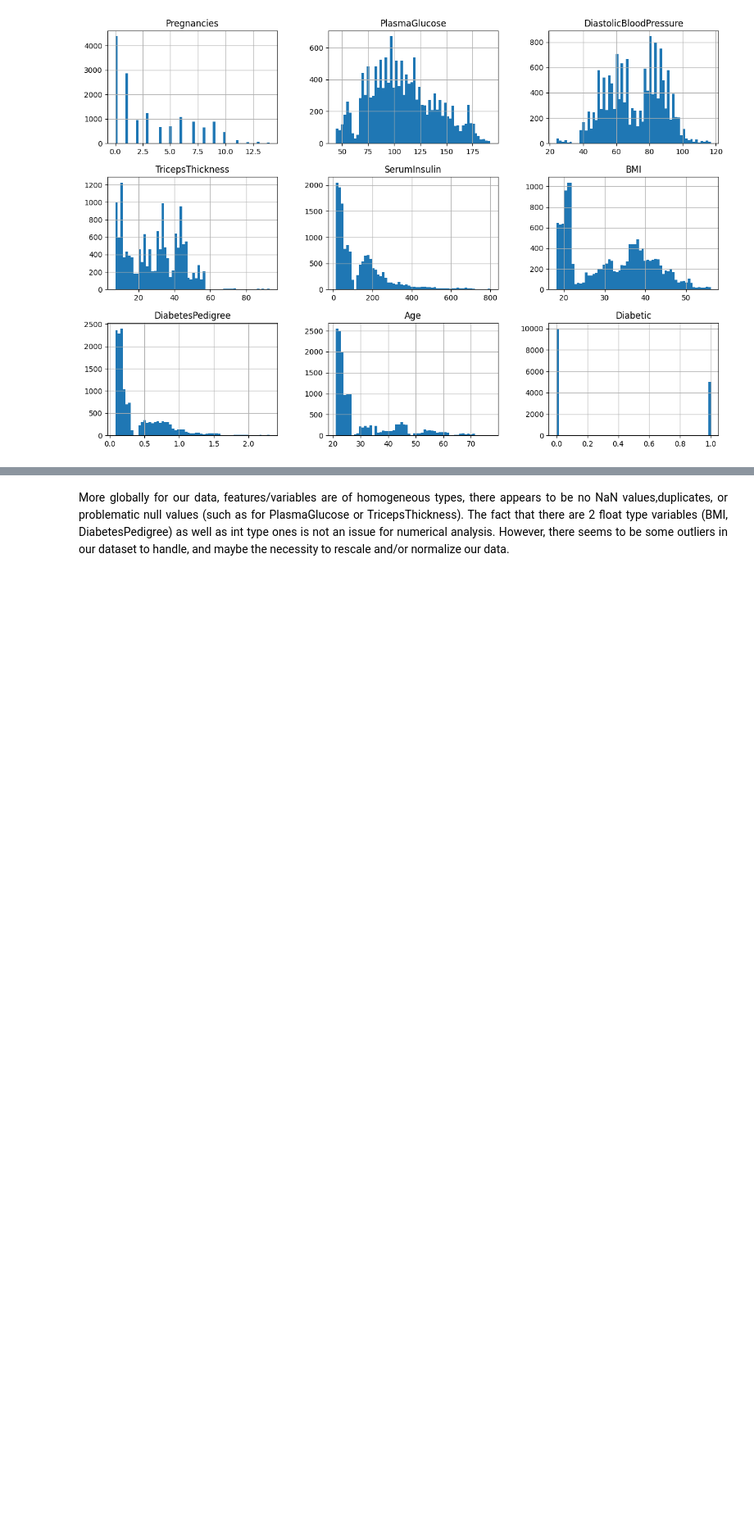
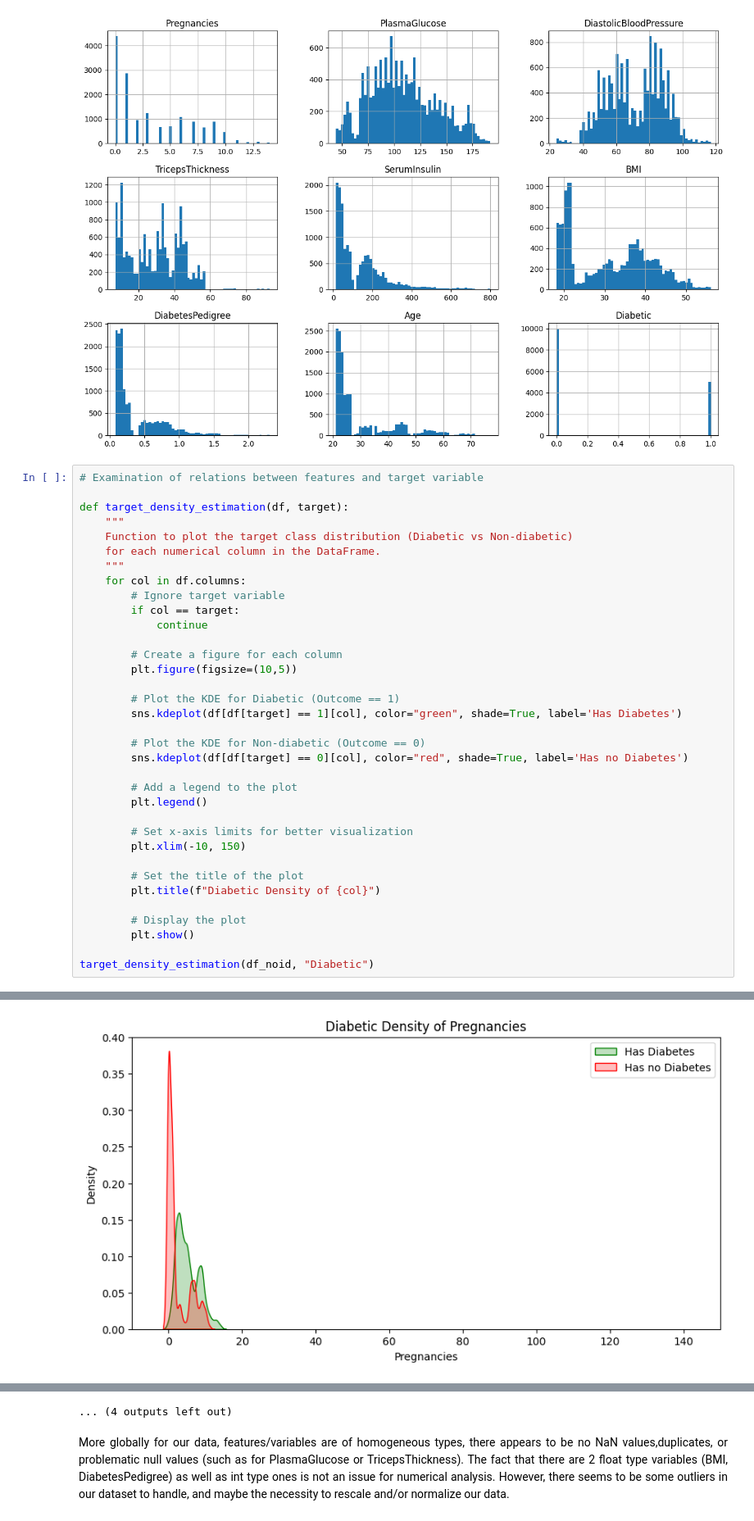
Before and after one commit to NathanBrunet/ML-Project-Diabetes-Prediction, a Jupyter notebook: DiabetesPrediction.ipynb, the cells around one changed output, grey strips where cells are left out. Shown at 82% size. Cells and saved outputs as stored; diff of their text form; blank space fills up the shorter version.

```diff
--- a/DiabetesPrediction.ipynb
+++ b/DiabetesPrediction.ipynb
@@ -138,3 +137,39 @@ df_noid.hist(bins=60, figsize=(15, 10))
 plt.show()
 # %% [output]
 [figure]
+# %%
+# Examination of relations between features and target variable
+
+def target_density_estimation(df, target):
+    """
+    Function to plot the target class distribution (Diabetic vs Non-diabetic)
+    for each numerical column in the DataFrame.
+    """
+    for col in df.columns:
+        # Ignore target variable
+        if col == target:
+            continue
+
+        # Create a figure for each column
+        plt.figure(figsize=(10,5))
+
+        # Plot the KDE for Diabetic (Outcome == 1)
+        sns.kdeplot(df[df[target] == 1][col], color="green", shade=True, label='Has Diabetes')
+
+        # Plot the KDE for Non-diabetic (Outcome == 0)
+        sns.kdeplot(df[df[target] == 0][col], color="red", shade=True, label='Has no Diabetes')
+
+        # Add a legend to the plot
+        plt.legend()
+
+        # Set x-axis limits for better visualization
+        plt.xlim(-10, 150)
+
+        # Set the title of the plot
+        plt.title(f"Diabetic Density of {col}")
+
+        # Display the plot
+        plt.show()
+
+target_density_estimation(df_noid, "Diabetic")
+# %% [output]
@@ -140,0 +185 @@ plt.show()
+[figure, added]
@@ -141,3 +236,4 @@ plt.show()
+... (4 outputs left out)
 # %% [markdown]
 <p style="text-align: justify;">More globally for our data, features/variables are of homogeneous types, there appears to be no NaN values,duplicates, or problematic null values (such as for PlasmaGlucose or TricepsThickness). The fact that there are 2 float type variables (BMI, DiabetesPedigree) as well as int type ones is not an issue for numerical analysis. However, there seems to be some outliers in our dataset to handle, and maybe the necessity to rescale and/or normalize our data.</p>
 # %%
```
Also changed, not shown: parts of 9 cells of this notebook.
